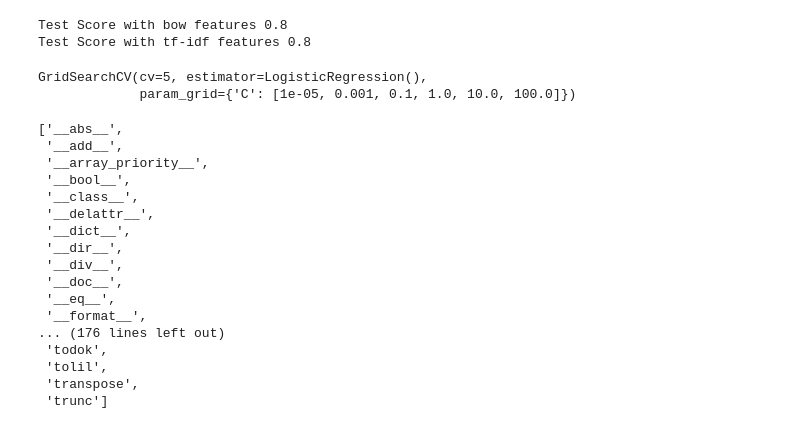
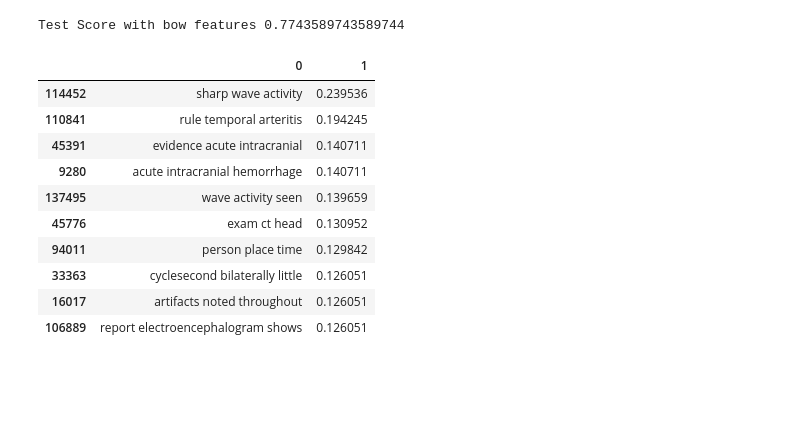
Before and after one commit to fhebal/NLP-MedicalNote-Classifier, a Jupyter notebook: NLPClinicalNotes-LR.ipynb, the cells around one changed output. Cells and saved outputs as stored; diff of their text form; code cells hidden in the pictures; blank space fills up the shorter version.

```diff
--- a/NLPClinicalNotes-LR.ipynb
+++ b/NLPClinicalNotes-LR.ipynb
@@ -367,5 +181,3 @@ plt.show()
 # %% [output]
 [interactive output not drawn]
 [interactive output not drawn]
-# %%
-training_data, test_data = sklearn.model_selection.train_test_split(df, train_size = 0.7, random_state=42)
@@ -394,40 +204,24 @@ X_te_tfidf = tfidf_transform.transform(X_te_bow)
 # %%
-def simple_logistic_classify(X_tr, y_tr, X_test, y_test, description, _C=1.0):
-    model = LogisticRegression(C=_C).fit(X_tr, y_tr)
+def simple_logistic_classify(X_train, y_train, X_test, y_test, description, _C=1.0):
+    model = LogisticRegression(C=_C).fit(X_train, y_train)
     score = model.score(X_test, y_test)
     print('Test Score with', description, 'features', score)
     return model
 
-model_bow = simple_logistic_classify(X_tr_bow, y_tr, X_te_bow, y_te, 'bow')
-model_tfidf = simple_logistic_classify(X_tr_tfidf, y_tr, X_te_tfidf, y_te, 'tf-idf')
+model = simple_logistic_classify(X_train, y_train, X_test, y_test, 'bow')
 param_grid_ = {'C': [1e-5, 1e-3, 1e-1, 1e0, 1e1, 1e2]}
-bow_search = sklearn.model_selection.GridSearchCV(LogisticRegression(), cv=5, param_grid=param_grid_)
-tfidf_search = sklearn.model_selection.GridSearchCV(LogisticRegression(), cv=5,
-                                   param_grid=param_grid_)
-bow_search.fit(X_tr_bow, y_tr)
+grid_search = sklearn.model_selection.GridSearchCV(LogisticRegression(), cv=5, param_grid=param_grid_)
+pd.DataFrame(zip(count.get_feature_names(), model.coef_[0])).sort_values(by=1, ascending=False).head(10)
 # %% [output]
-Test Score with bow features 0.8
-Test Score with tf-idf features 0.8
+Test Score with bow features 0.7743589743589744
-GridSearchCV(cv=5, estimator=LogisticRegression(),
-             param_grid={'C': [1e-05, 0.001, 0.1, 1.0, 10.0, 100.0]})
+|  | 0 | 1 |
+| 114452 | sharp wave activity | 0.239536 |
+| 110841 | rule temporal arteritis | 0.194245 |
+| 45391 | evidence acute intracranial | 0.140711 |
+| 9280 | acute intracranial hemorrhage | 0.140711 |
+| 137495 | wave activity seen | 0.139659 |
+| 45776 | exam ct head | 0.130952 |
+| 94011 | person place time | 0.129842 |
+| 33363 | cyclesecond bilaterally little | 0.126051 |
+| 16017 | artifacts noted throughout | 0.126051 |
+| 106889 | report electroencephalogram shows | 0.126051 |
-# %%
-model_tfidf.coef_
-dir(X_tr_bow)
-# %% [output]
-['__abs__',
- '__add__',
- '__array_priority__',
- '__bool__',
- '__class__',
- '__delattr__',
- '__dict__',
- '__dir__',
- '__div__',
- '__doc__',
- '__eq__',
- '__format__',
-... (176 lines left out)
- 'todok',
- 'tolil',
- 'transpose',
- 'trunc']
```
Also changed, not shown: parts of 37 cells of this notebook, 1 other file.
